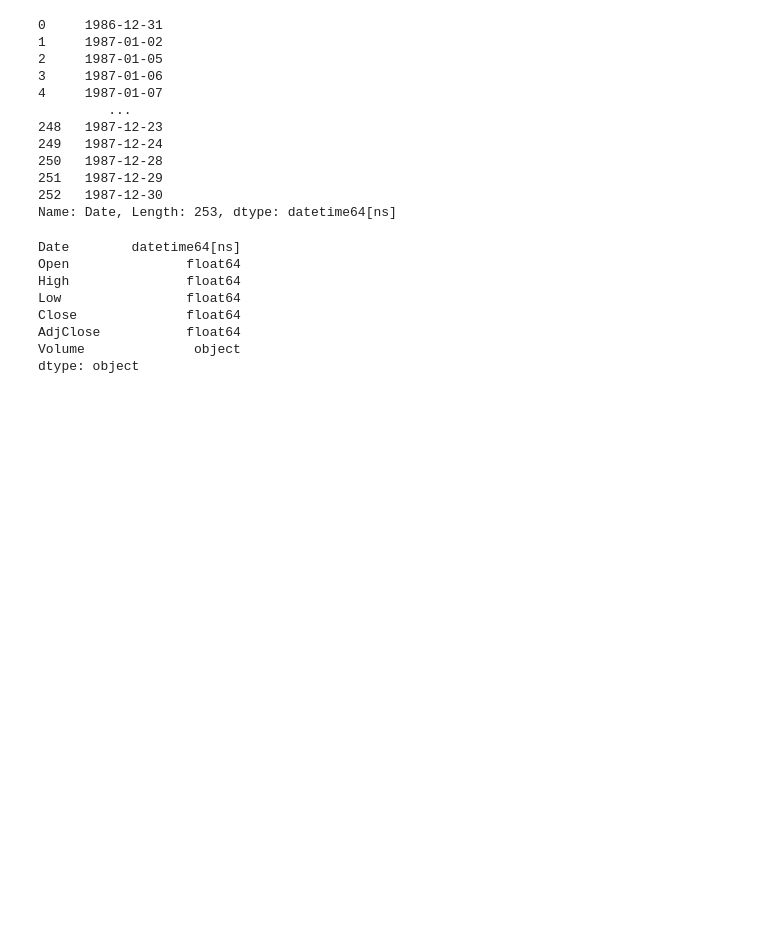
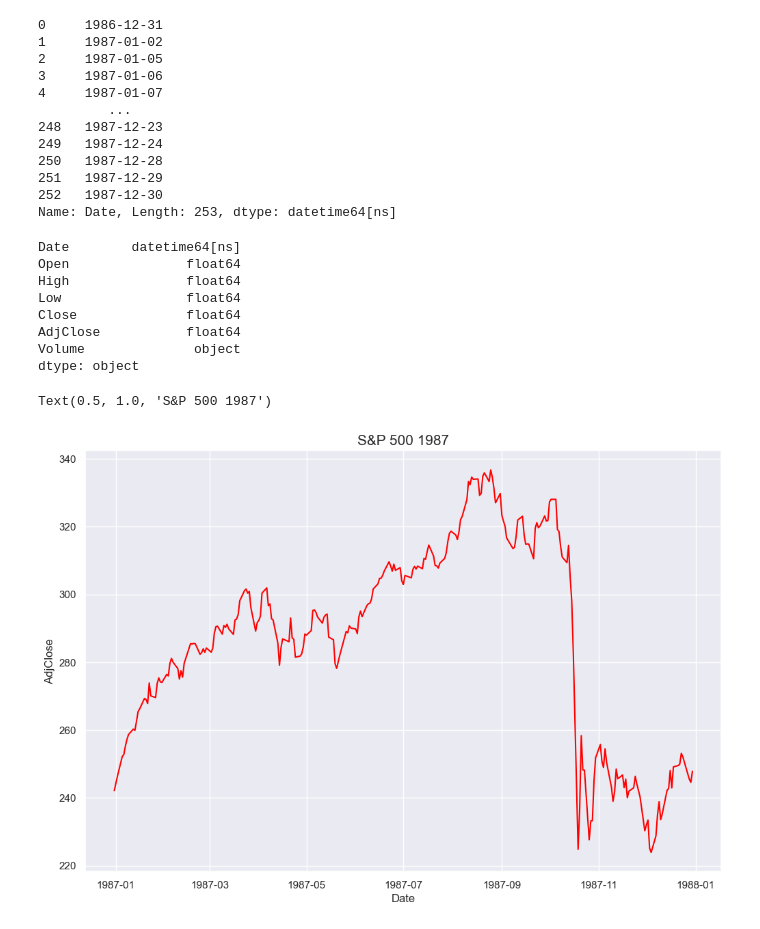
Before and after one commit to D76X/jupyter_notebooks, a Jupyter notebook: FoundationOfStatsAndProp/04.Skewness and Kurtosis.ipynb, the cells around one changed output. Saved outputs shown, nothing was run; the diff lists cells and outputs as text; code cells hidden in the pictures; blank space fills up the shorter version.

```diff
--- a/FoundationOfStatsAndProp/04.Skewness and Kurtosis.ipynb
+++ b/FoundationOfStatsAndProp/04.Skewness and Kurtosis.ipynb
@@ -104,3 +104,10 @@ Close              float64
 AdjClose           float64
 Volume              object
 dtype: object
+# %%
+plt.figure(figsize=(12,8))
+sns.lineplot(data=sp_data, x='Date', y='AdjClose', color='red')
+plt.title('S&P 500 1987', fontsize='15')
+# %% [output]
+Text(0.5, 1.0, 'S&P 500 1987')
+[figure, added]
```
Also changed, not shown: parts of 1 cell of this notebook.
